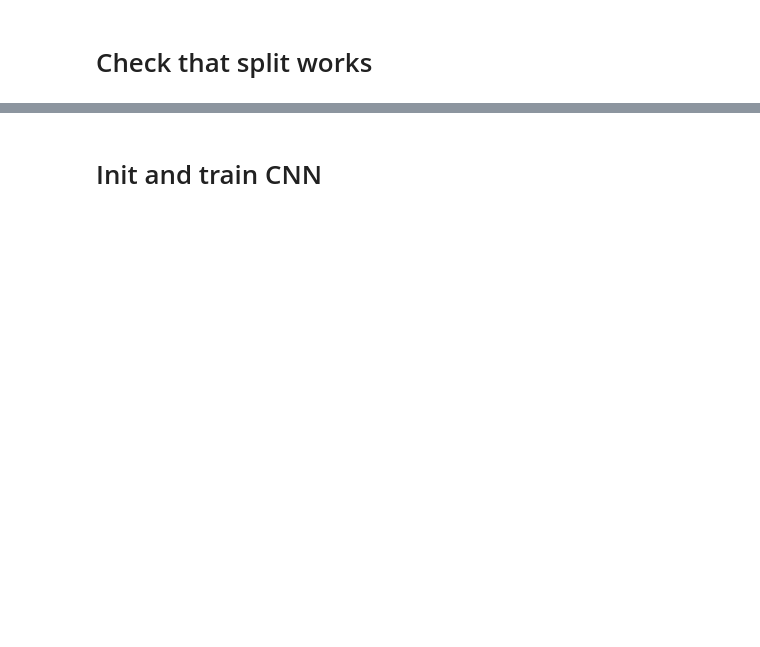
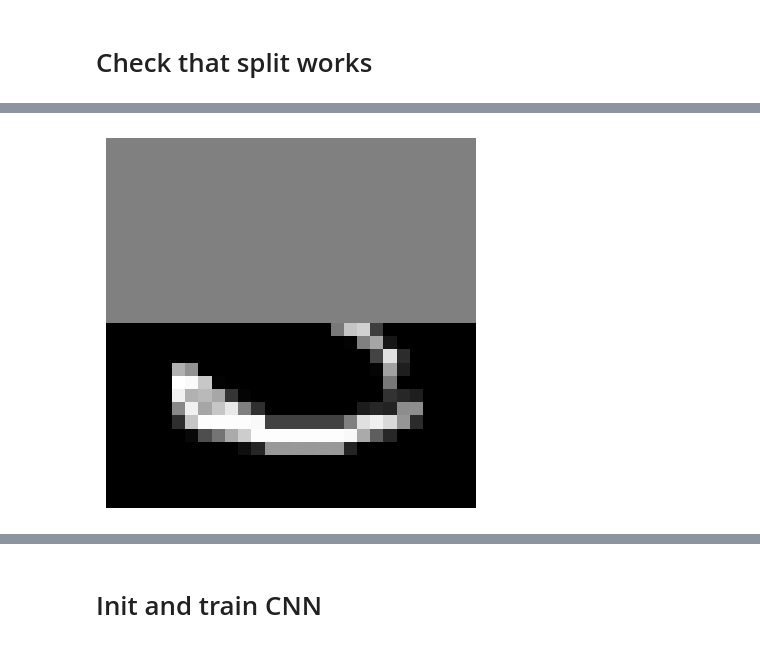
Before and after one commit to hzavadil98/NORA_MML, a Jupyter notebook: Nora_Fusion_clean.ipynb, the cells around one changed output, grey strips where cells are left out. Saved outputs shown, nothing was run; the diff lists cells and outputs as text; code cells hidden in the pictures; blank space fills up the shorter version.

```diff
--- a/Nora_Fusion_clean.ipynb
+++ b/Nora_Fusion_clean.ipynb
@@ -212,12 +275,14 @@ plt.show()
 # %%
 #Look at the first lower_half image
 image = lower_half[0]  # Get one image from the batch
 image = np.transpose(image, (1, 2, 0))  # Rearrange dimensions from CxHxW to HxWxC
 
 # Display the image
-plt.imshow(image)
+plt.imshow(image, cmap='gray')
 plt.axis('off')  # Turn off axis labels
 plt.show()
+# %% [output]
+[figure, added]
 # %%
 #look at first full image
 image = images[0]
```
Also changed, not shown: parts of 16 cells of this notebook, 1 other file.
